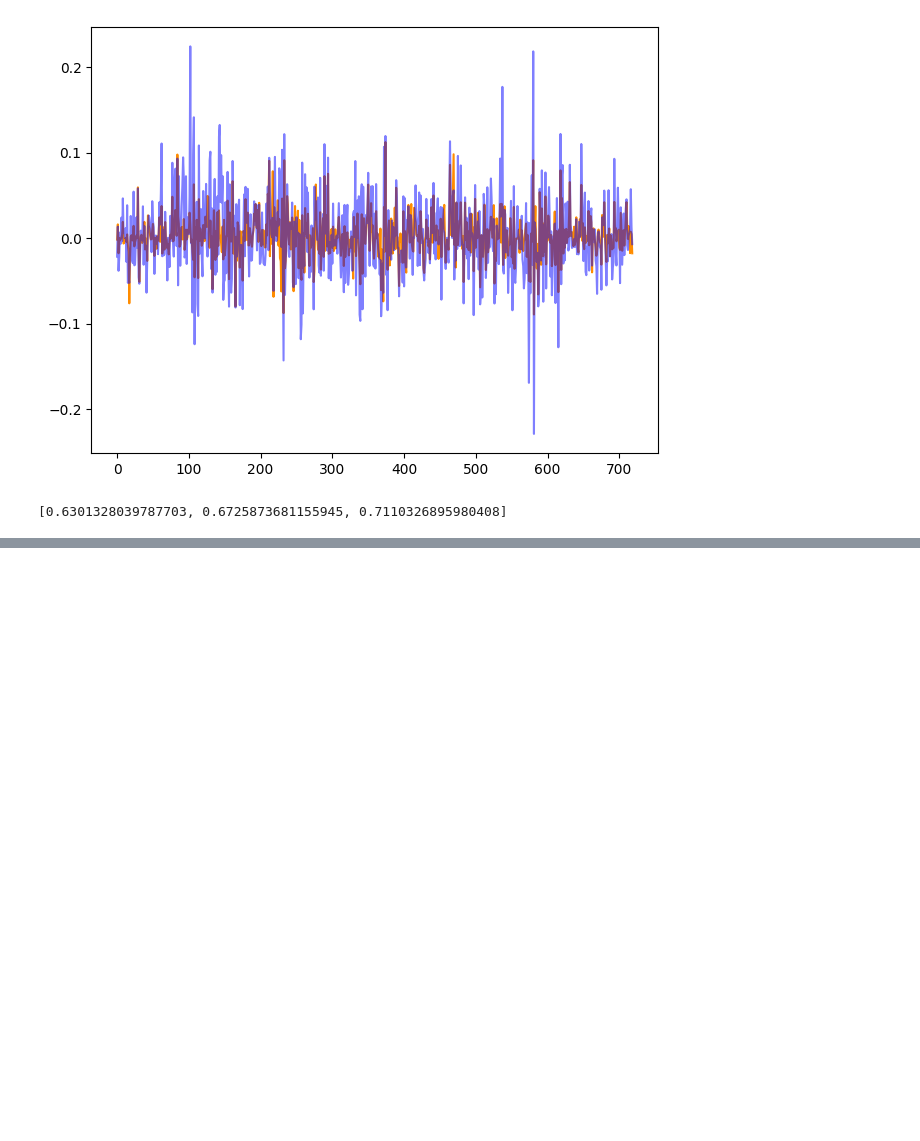
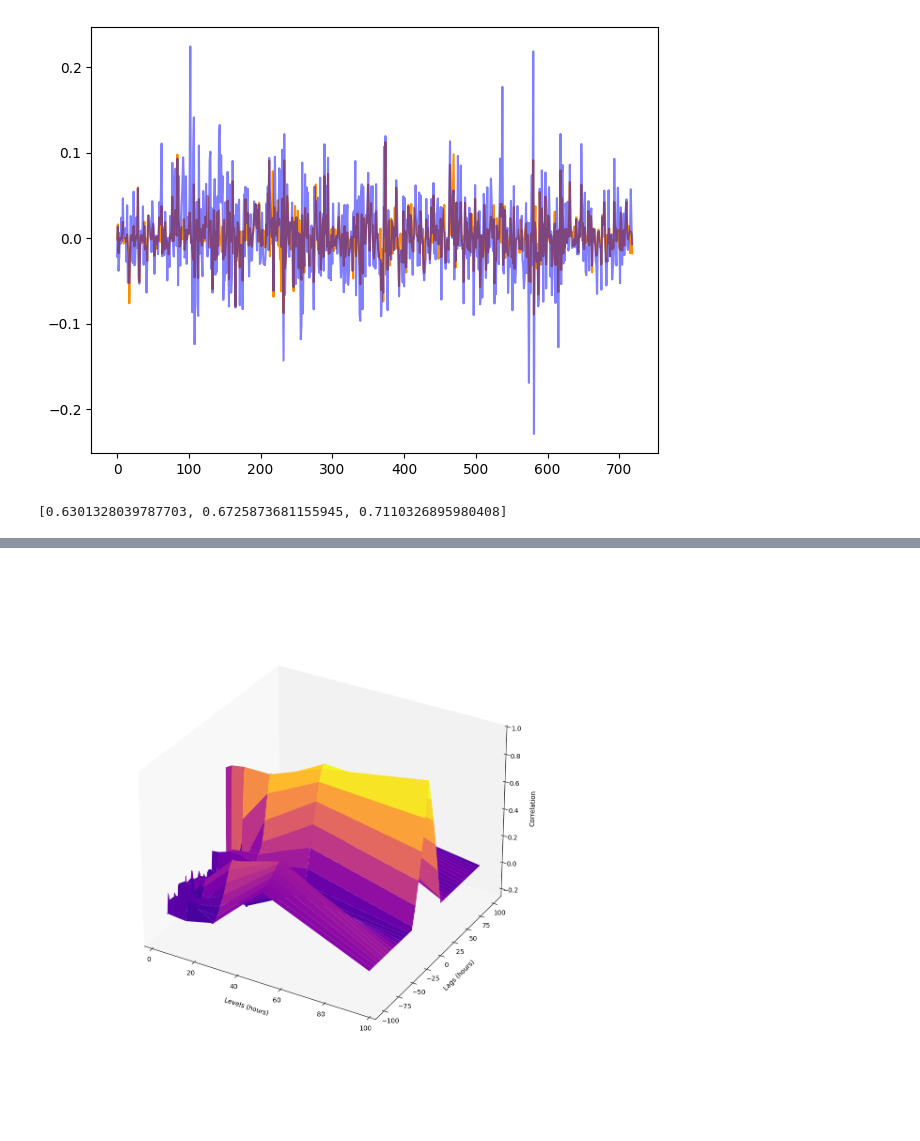
Before and after one commit to HFDKVB/Wavelet-Variance, a Jupyter notebook: example.ipynb, the cells around one changed output, grey strips where cells are left out. Cells and saved outputs as stored; diff of their text form; code cells hidden in the pictures; blank space fills up the shorter version.

Commit message:
udpate to correct level handeling

```diff
--- a/example.ipynb
+++ b/example.ipynb
@@ -74,0 +75,35 @@ plt.show()
+# %%
+from mpl_toolkits.mplot3d import Axes3D
+import matplotlib.pyplot as plt
+
+fig = plt.figure(figsize=(20, 12))
+ax = fig.add_subplot(111, projection='3d')
+
+# Plot
+surf = ax.plot_surface(1.5 * 2**(P1), P2, Z, cmap='plasma', edgecolor='none')
+
+# Labels
+ax.set_xlabel('Levels (hours)', labelpad=15)
+ax.set_ylabel('Lags (hours)', labelpad=15)
+ax.set_zlabel('Correlation', labelpad=15)
+
+# Cleaner white background
+ax.set_facecolor('white')
+fig.patch.set_facecolor('white')
+ax.xaxis.pane.set_edgecolor('w')
+ax.yaxis.pane.set_edgecolor('w')
+ax.zaxis.pane.set_edgecolor('w')
+
+# Remove gridlines and spines
+ax.grid(False)
+ax.xaxis._axinfo["grid"]['color'] =  (1,1,1,0)
+ax.yaxis._axinfo["grid"]['color'] =  (1,1,1,0)
+ax.zaxis._axinfo["grid"]['color'] =  (1,1,1,0)
+
+# Adjust aspect ratio
+ax.set_box_aspect(None, zoom=0.75)
+
+plt.tight_layout()
+plt.show()
+# %% [output]
+[figure, added]
```
Also changed, not shown: parts of 1 cell of this notebook.
